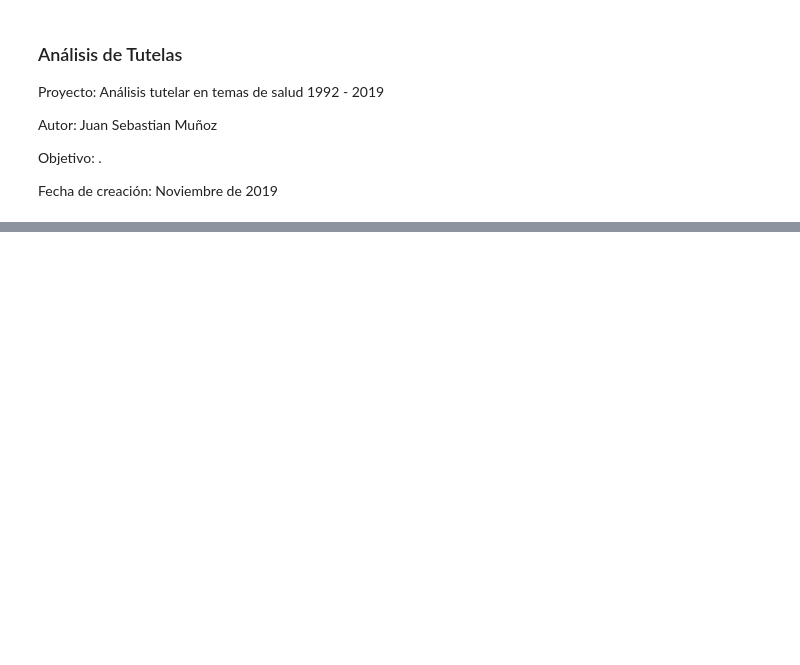
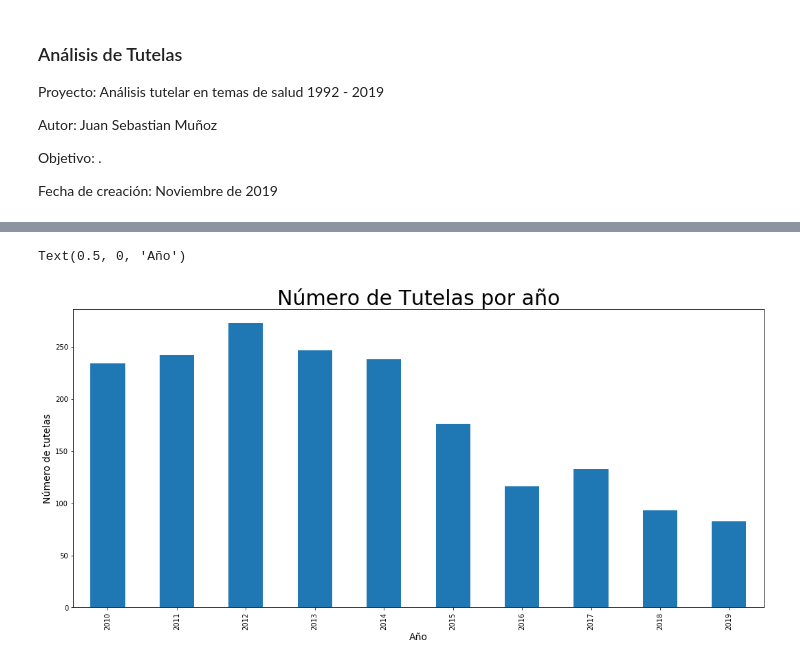
Before and after one commit to Juansemv/MCPP_juan.munoz, a Jupyter notebook: Proyecto final/Análisis de Tutelas.ipynb, the cells around one changed output, grey strips where cells are left out. Saved outputs shown, nothing was run; the diff lists cells and outputs as text; code cells hidden in the pictures; blank space fills up the shorter version.

```diff
--- a/Proyecto final/Análisis de Tutelas.ipynb
+++ b/Proyecto final/Análisis de Tutelas.ipynb
@@ -28,0 +97,3 @@ len(Tutelas)
+# %%
+por_año = Tutelas['Año'].value_counts().sort_index()
+por_año
@@ -28,0 +112,10 @@ len(Tutelas)
+# %%
+por_año.plot.bar()
+plt.title("Número de Tutelas por año", fontdict={'fontsize': 30})
+plt.ylabel("Número de tutelas", fontdict={'fontsize': 14})
+plt.xlabel("Año", fontdict={'fontsize': 14})
+#Tener en cuenta si quiero algo más
+#plt.savefig('images/bar_month.png')
+# %% [output]
+Text(0.5, 0, 'Año')
+[figure, added]
```
Also changed, not shown: parts of 12 cells of this notebook, 2 other files.
